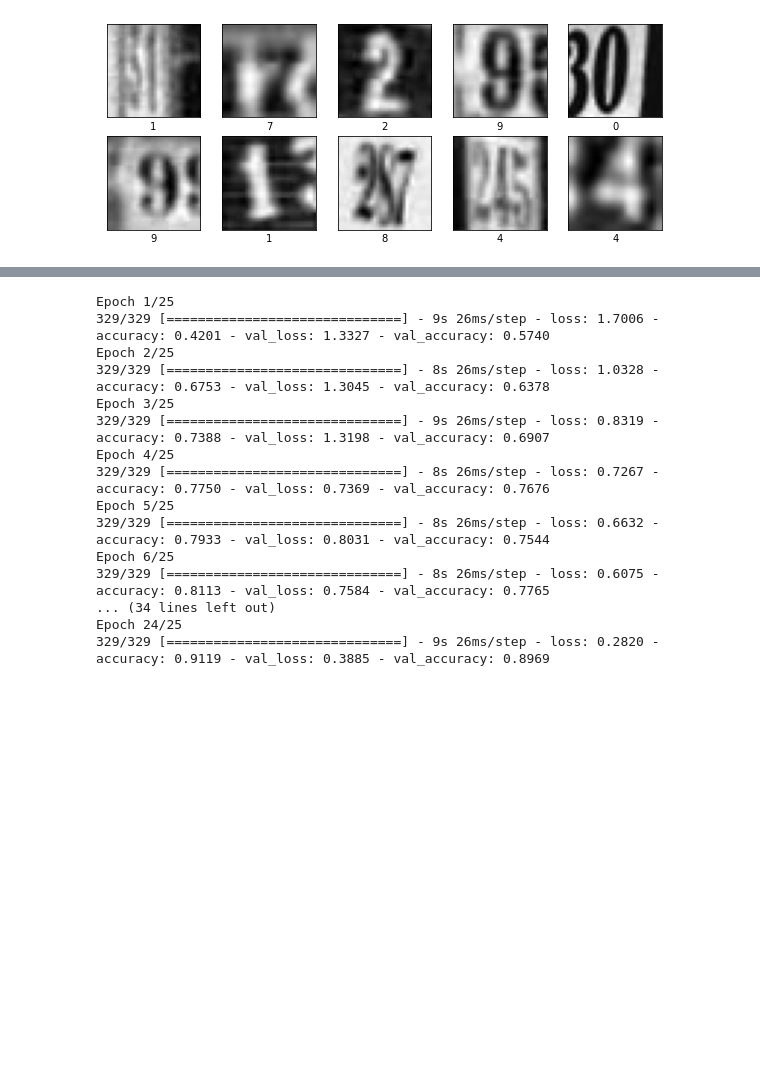
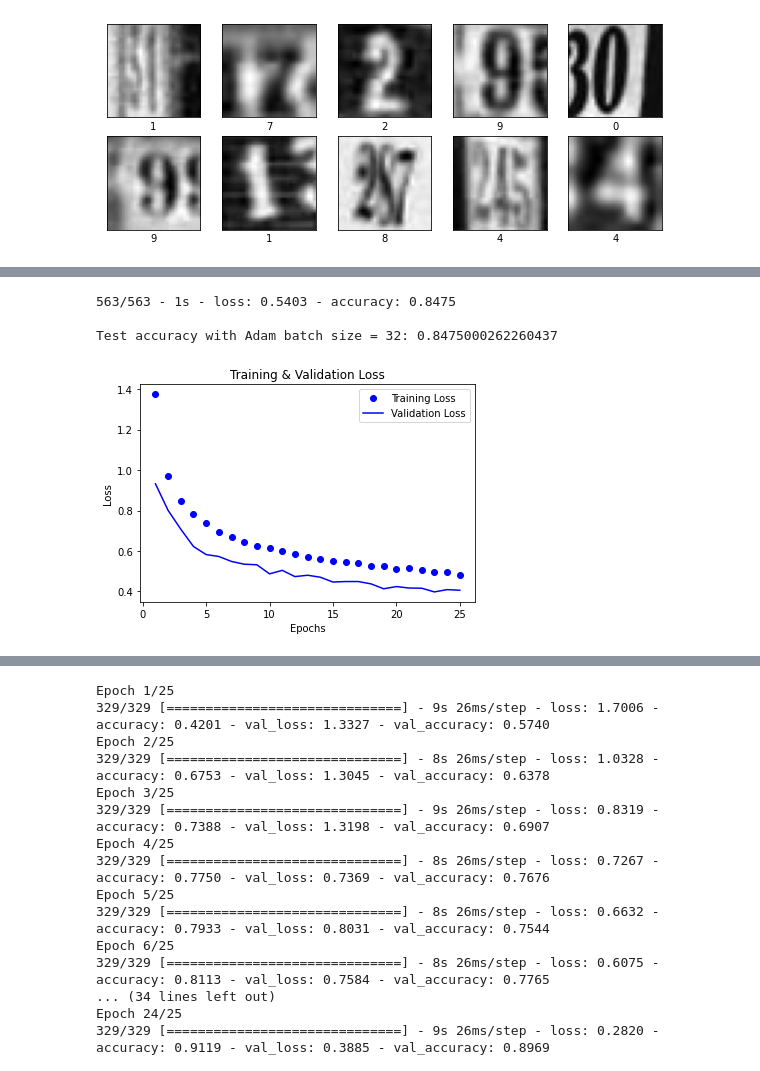
Before and after one commit to smagadi/AIML, a Jupyter notebook: DeepLearning/GoogleSVHN/GoogleSVHN.ipynb, the cells around one changed output, grey strips where cells are left out. Cells and saved outputs as stored; diff of their text form; code cells hidden in the pictures; blank space fills up the shorter version.

```diff
--- a/DeepLearning/GoogleSVHN/GoogleSVHN.ipynb
+++ b/DeepLearning/GoogleSVHN/GoogleSVHN.ipynb
@@ -90,0 +93,8 @@ plt.show()
+# %%
+X_train_google_cpy = X_train / 255
+
+
+X_test_google_cpy = X_test / 255
+
+
+X_val_google_cpy = X_val / 255
@@ -90,0 +105,11 @@ plt.show()
+# %%
+model = keras.Sequential([
+    keras.layers.Flatten(input_shape=(32, 32)),
+    keras.layers.BatchNormalization(),
+    keras.layers.Dense(128, activation='relu'),
+    keras.layers.BatchNormalization(),
+    keras.layers.Dense(64, activation='relu'),
+   # keras.layers.Dense(32, activation='relu'),
+    #keras.layers.BatchNormalization(),
+    keras.layers.Dense(10)
+])
@@ -90,0 +121,6 @@ plt.show()
+# %%
+model.compile(optimizer='adam',
+              loss=tf.keras.losses.SparseCategoricalCrossentropy(from_logits=True),
+              metrics=['accuracy'])
+history = model.fit(X_train_google_cpy, y_train, epochs=25,batch_size= 32,validation_data=(X_val_google_cpy,y_val)
+          )
@@ -90,0 +145,23 @@ plt.show()
+# %%
+test_loss, test_acc = model.evaluate(X_test_google_cpy,  y_test, verbose=2)
+
+print('\nTest accuracy with Adam batch size = 32:', test_acc)
+# %% [output]
+563/563 - 1s - loss: 0.5403 - accuracy: 0.8475
+
+Test accuracy with Adam batch size = 32: 0.8475000262260437
+# %%
+history_dict=history.history
+history_dict.keys()
+loss_values=history_dict['loss']
+val_loss_values=history_dict['val_loss']
+epochs= range(1,len(loss_values)+1)
+plt.plot(epochs,loss_values,'bo',label='Training Loss')
+plt.plot(epochs,val_loss_values,'b',label='Validation Loss')
+plt.title('Training & Validation Loss')
+plt.xlabel('Epochs')
+plt.ylabel('Loss')
+plt.legend()
+plt.show()
+# %% [output]
+[figure, added]
```
Also changed, not shown: parts of 23 cells of this notebook.
